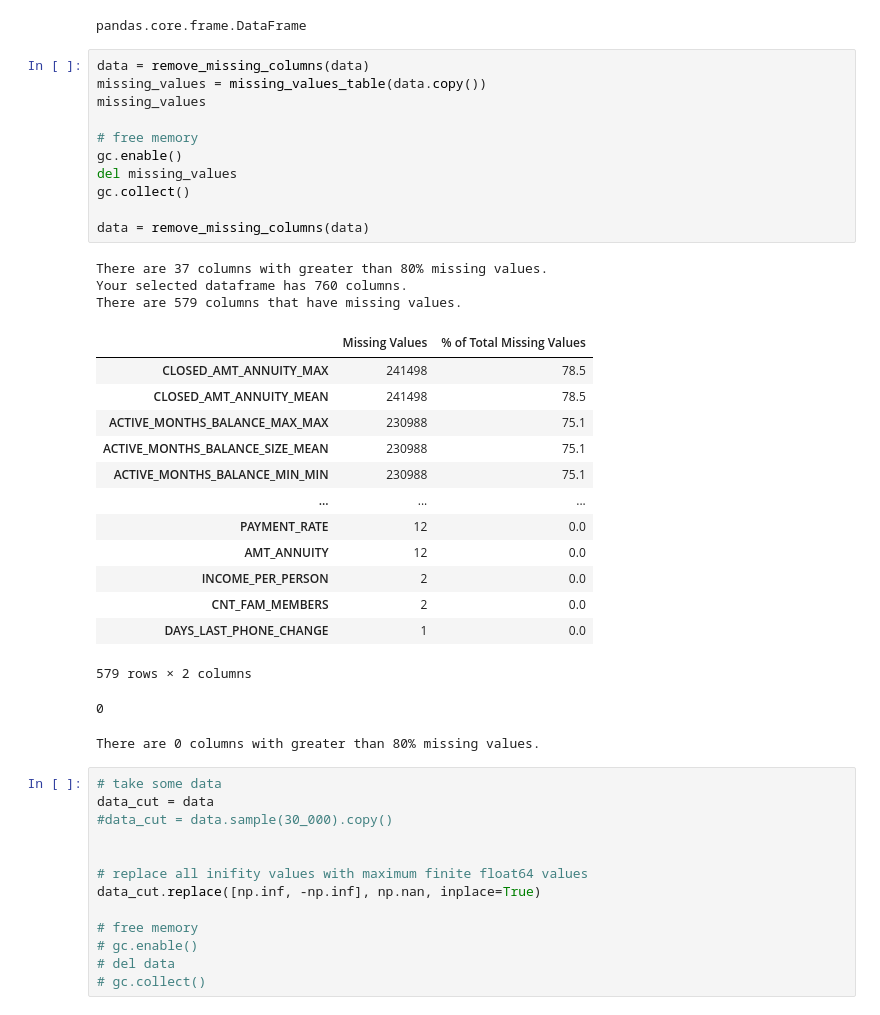
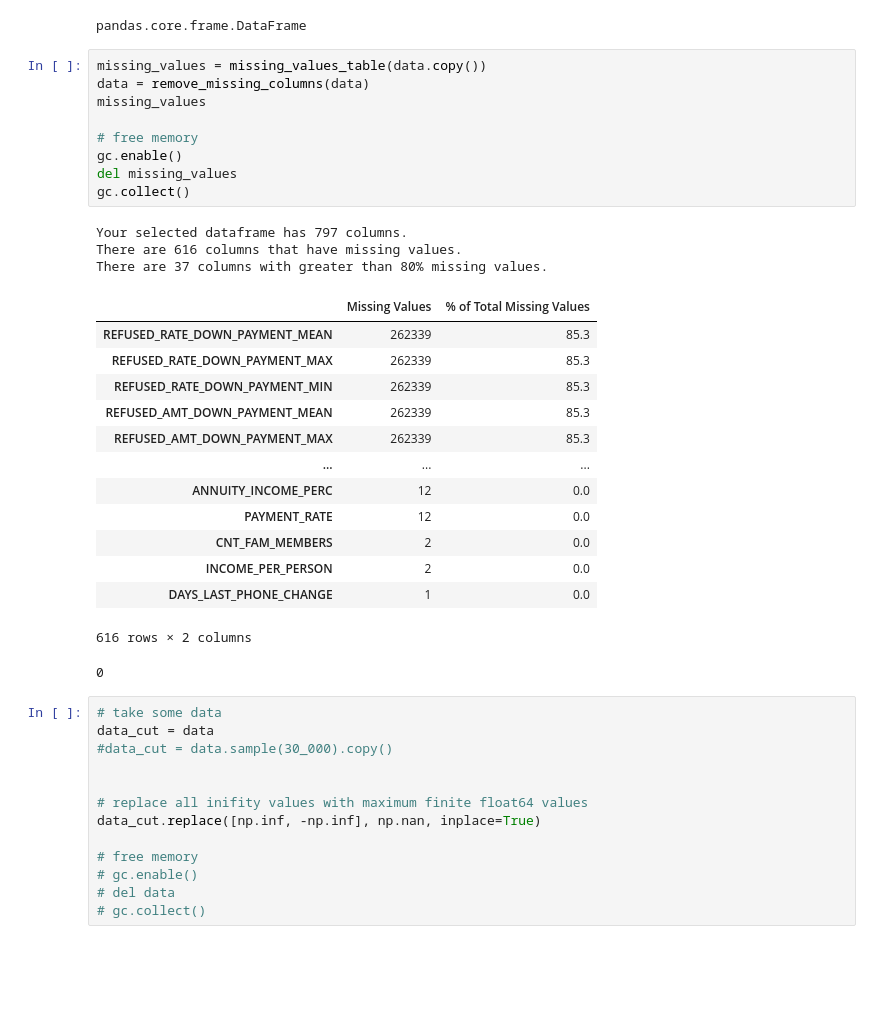
Before and after one commit to Axibord/scoring, a Jupyter notebook: model/model.ipynb, the cells around one changed output. Saved outputs shown, nothing was run; the diff lists cells and outputs as text; blank space fills up the shorter version.

```diff
--- a/model/model.ipynb
+++ b/model/model.ipynb
@@ -35,35 +35,32 @@ type(data)
 (307507, 797)
 pandas.core.frame.DataFrame
 # %%
+missing_values = missing_values_table(data.copy())
 data = remove_missing_columns(data)
-missing_values = missing_values_table(data.copy())
 missing_values
 
 # free memory
 gc.enable()
 del missing_values
 gc.collect()
-
-data = remove_missing_columns(data)
 # %% [output]
+Your selected dataframe has 797 columns.
+There are 616 columns that have missing values.
 There are 37 columns with greater than 80% missing values.
-Your selected dataframe has 760 columns.
-There are 579 columns that have missing values.
 |  | Missing Values | % of Total Missing Values |
-| CLOSED_AMT_ANNUITY_MAX | 241498 | 78.5 |
-| CLOSED_AMT_ANNUITY_MEAN | 241498 | 78.5 |
-| ACTIVE_MONTHS_BALANCE_MAX_MAX | 230988 | 75.1 |
-| ACTIVE_MONTHS_BALANCE_SIZE_MEAN | 230988 | 75.1 |
-| ACTIVE_MONTHS_BALANCE_MIN_MIN | 230988 | 75.1 |
+| REFUSED_RATE_DOWN_PAYMENT_MEAN | 262339 | 85.3 |
+| REFUSED_RATE_DOWN_PAYMENT_MAX | 262339 | 85.3 |
+| REFUSED_RATE_DOWN_PAYMENT_MIN | 262339 | 85.3 |
+| REFUSED_AMT_DOWN_PAYMENT_MEAN | 262339 | 85.3 |
+| REFUSED_AMT_DOWN_PAYMENT_MAX | 262339 | 85.3 |
 | ... | ... | ... |
+| ANNUITY_INCOME_PERC | 12 | 0.0 |
 | PAYMENT_RATE | 12 | 0.0 |
-| AMT_ANNUITY | 12 | 0.0 |
+| CNT_FAM_MEMBERS | 2 | 0.0 |
 | INCOME_PER_PERSON | 2 | 0.0 |
-| CNT_FAM_MEMBERS | 2 | 0.0 |
 | DAYS_LAST_PHONE_CHANGE | 1 | 0.0 |
-579 rows × 2 columns
+616 rows × 2 columns
 0
-There are 0 columns with greater than 80% missing values.
 # %%
 # take some data
 data_cut = data
```
Also changed, not shown: parts of 2 cells of this notebook, 2 other files.
